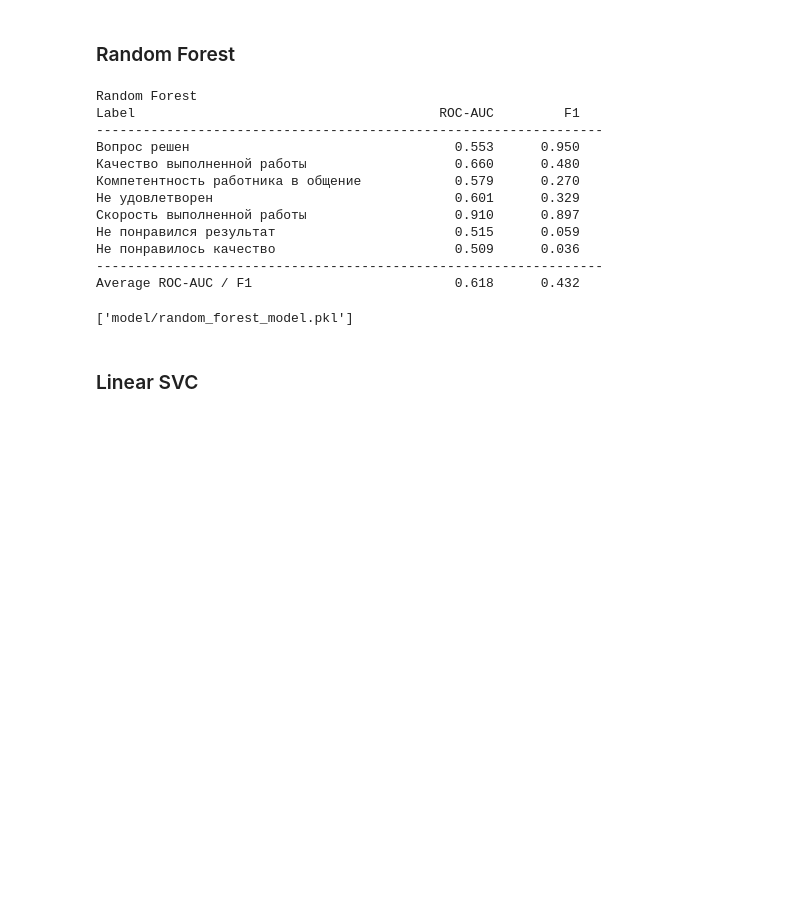
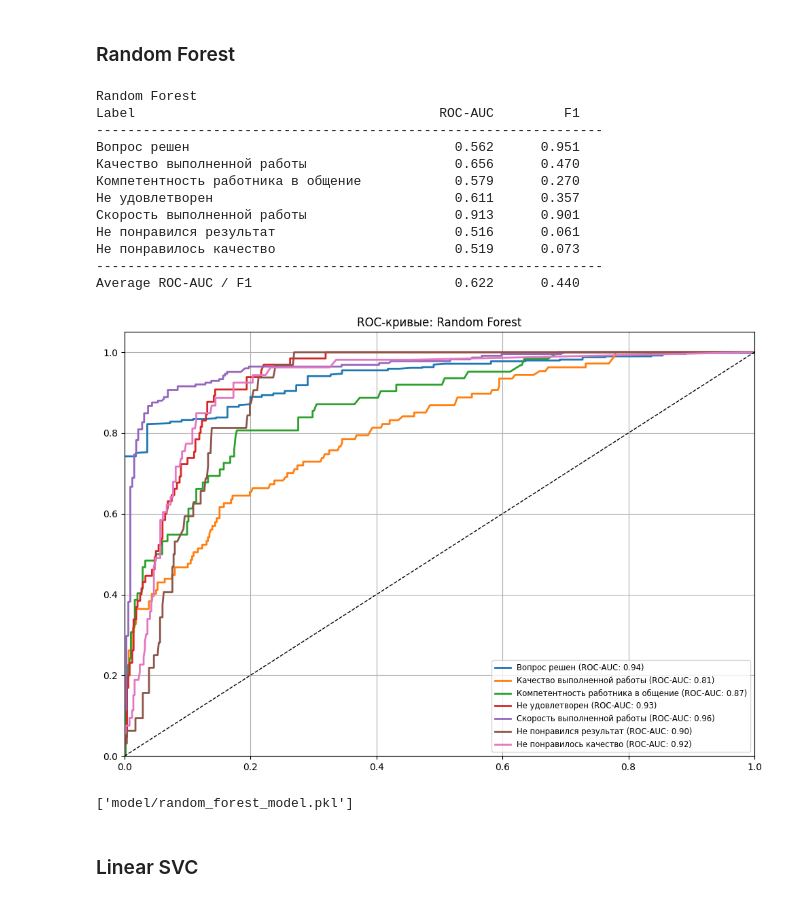
Before and after one commit to tmwsw/me4, a Jupyter notebook: training.ipynb, the cells around one changed output. Saved outputs shown, nothing was run; the diff lists cells and outputs as text; code cells hidden in the pictures; blank space fills up the shorter version.

```diff
--- a/training.ipynb
+++ b/training.ipynb
@@ -128,44 +165,73 @@ Average ROC-AUC / F1                          0.801      0.654
 # %%
 rf_model = MultiOutputClassifier(RandomForestClassifier(n_estimators=1000, random_state=42))
 rf_model.fit(X_train, y_train)
+
+# Предсказания
 y_pred_rf = rf_model.predict(X_test)
 
 print("\nRandom Forest")
 print("{:<40} {:>10} {:>10}".format("Label", "ROC-AUC", "F1"))
 print("-" * 65)
 roc_auc_values_rf = []
 f1_values_rf = []
+labels_rf = []
 
 for i, col in enumerate(y.columns):
     try:
-        auc = roc_auc_score(y_test[:, i], y_pred_rf[:, i])
+        auc_val = roc_auc_score(y_test[:, i], y_pred_rf[:, i])
         f1 = f1_score(y_test[:, i], y_pred_rf[:, i])
-        print(f"{col:<40} {auc:>10.3f} {f1:>10.3f}")
-        roc_auc_values_rf.append(auc)
+        print(f"{col:<40} {auc_val:>10.3f} {f1:>10.3f}")
+        roc_auc_values_rf.append(auc_val)
         f1_values_rf.append(f1)
+        labels_rf.append(col)
     except Exception as e:
         print(f"{col:<40} {'error':>10} {'error':>10} - {str(e)}")
 
 if roc_auc_values_rf:
     avg_roc_auc_rf = np.mean(roc_auc_values_rf)
     avg_f1_rf = np.mean(f1_values_rf)
     print("-" * 65)
     print(f"{'Average ROC-AUC / F1':<40} {avg_roc_auc_rf:>10.3f} {avg_f1_rf:>10.3f}")
 
+# Предсказания вероятностей
+y_proba_raw_rf = rf_model.predict_proba(X_test)
+y_proba_rf = np.array([proba[:, 1] for proba in y_proba_raw_rf]).T
+
+# График ROC-кривых
+plt.figure(figsize=(10, 7))
+for i, col in enumerate(y.columns):
+    try:
+        fpr, tpr, _ = roc_curve(y_test[:, i], y_proba_rf[:, i])
+        roc_auc = sk_auc(fpr, tpr)
+        plt.plot(fpr, tpr, lw=2, label=f'{col} (ROC-AUC: {roc_auc:.2f})')
+    except Exception as e:
+        print(f"Ошибка ROC-кривой для {col}: {e}")
+
+plt.plot([0, 1], [0, 1], 'k--', lw=1)
+plt.xlim([0.0, 1.0])
+plt.ylim([0.0, 1.05])
+plt.title('ROC-кривые: Random Forest')
+plt.legend(loc='lower right', fontsize='small')
+plt.grid(True)
+plt.tight_layout()
+plt.show()
+
+# Сохранение модели
 joblib.dump(rf_model, "model/random_forest_model.pkl")
 # %% [output]
 Random Forest
 Label                                       ROC-AUC         F1
 -----------------------------------------------------------------
-Вопрос решен                                  0.553      0.950
-Качество выполненной работы                   0.660      0.480
+Вопрос решен                                  0.562      0.951
+Качество выполненной работы                   0.656      0.470
 Компетентность работника в общение            0.579      0.270
-Не удовлетворен                               0.601      0.329
-Скорость выполненной работы                   0.910      0.897
-Не понравился результат                       0.515      0.059
-Не понравилось качество                       0.509      0.036
+Не удовлетворен                               0.611      0.357
+Скорость выполненной работы                   0.913      0.901
+Не понравился результат                       0.516      0.061
+Не понравилось качество                       0.519      0.073
 -----------------------------------------------------------------
-Average ROC-AUC / F1                          0.618      0.432
+Average ROC-AUC / F1                          0.622      0.440
+[figure, added]
 ['model/random_forest_model.pkl']
 # %% [markdown]
 ### Linear SVC
```
Also changed, not shown: parts of 5 cells of this notebook.
